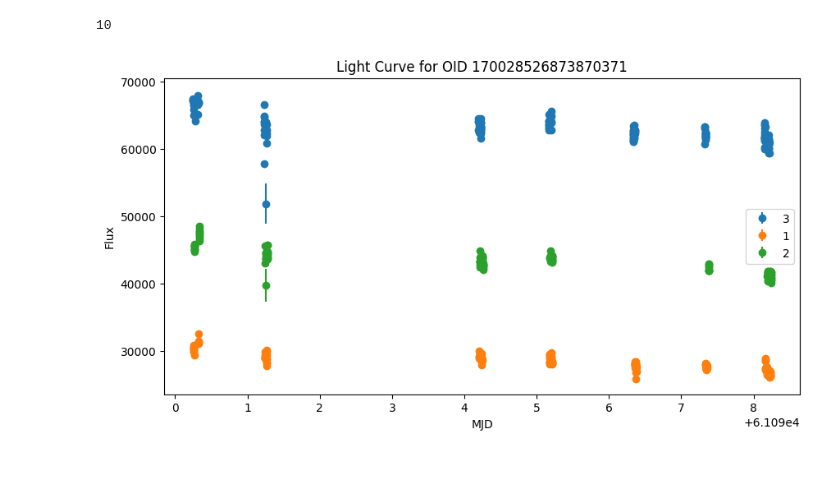
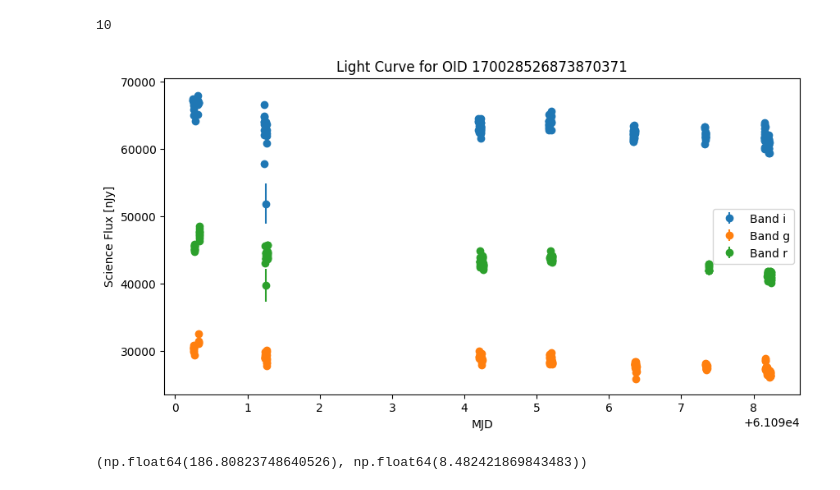
Before and after one commit to jurados/alercehackton2026, a Jupyter notebook: LSST_Candidates.ipynb, the cells around one changed output. Saved outputs shown, nothing was run; the diff lists cells and outputs as text; code cells hidden in the pictures.

```diff
--- a/LSST_Candidates.ipynb
+++ b/LSST_Candidates.ipynb
@@ -90,7 +90,7 @@ Index(['oid', 'sid', 'measurement_id', 'mjd', 'ra', 'dec', 'band',
        'created_date_'],
       dtype='object', length=106)
 # %%
-df_aux = df_aux[['oid','mjd', 'band', 'psfflux', 'psffluxerr', 'scienceflux', 'sciencefluxerr']]
+#df_aux = df_aux[['oid','mjd', 'band', 'psfflux', 'psffluxerr', 'scienceflux', 'sciencefluxerr']]
 # %%
 df_aux
 # %% [output]
@@ -113,35 +113,35 @@ df_aux.oid.nunique()
 10
 # %%
 band_map = {
-    '1': 'u',
-    '2': 'g',
-    '3': 'r',
-    '4': 'i',
-    '5': 'z',
-    '6': 'y',
+    6: 'u',
+    1: 'g',
+    2: 'r',
+    3: 'i',
+    4: 'z',
+    5: 'y',
 }
 
 for oid in df_aux.oid.unique():
     df_oid = df_aux[df_aux.oid == oid].copy()
     bands = df_oid.band.unique()
 
     fig, ax = plt.subplots(figsize=(10, 5))
     for band in bands:
         subset = df_oid[df_oid.band == band]
         ax.errorbar(
             subset.mjd,
             subset.scienceflux,
             yerr=subset.sciencefluxerr,
             fmt='o',
-            label=band,
+            label=f'Band {band_map[band]}',
         )
 
     ax.set_title(f'Light Curve for OID {oid}')
     ax.set_xlabel('MJD')
-    ax.set_ylabel('Flux')
+    ax.set_ylabel(r'Science Flux [nJy]')
     ax.legend()
     plt.show()
 
     break
 # %% [output]
-[figure, old version]
+[figure, new version]
@@ -147,0 +153,4 @@ for oid in df_aux.oid.unique():
+# %%
+ra, dec
+# %% [output]
+(np.float64(186.80823748640526), np.float64(8.482421869843483))
```
Also changed, not shown: parts of 3 cells of this notebook.
